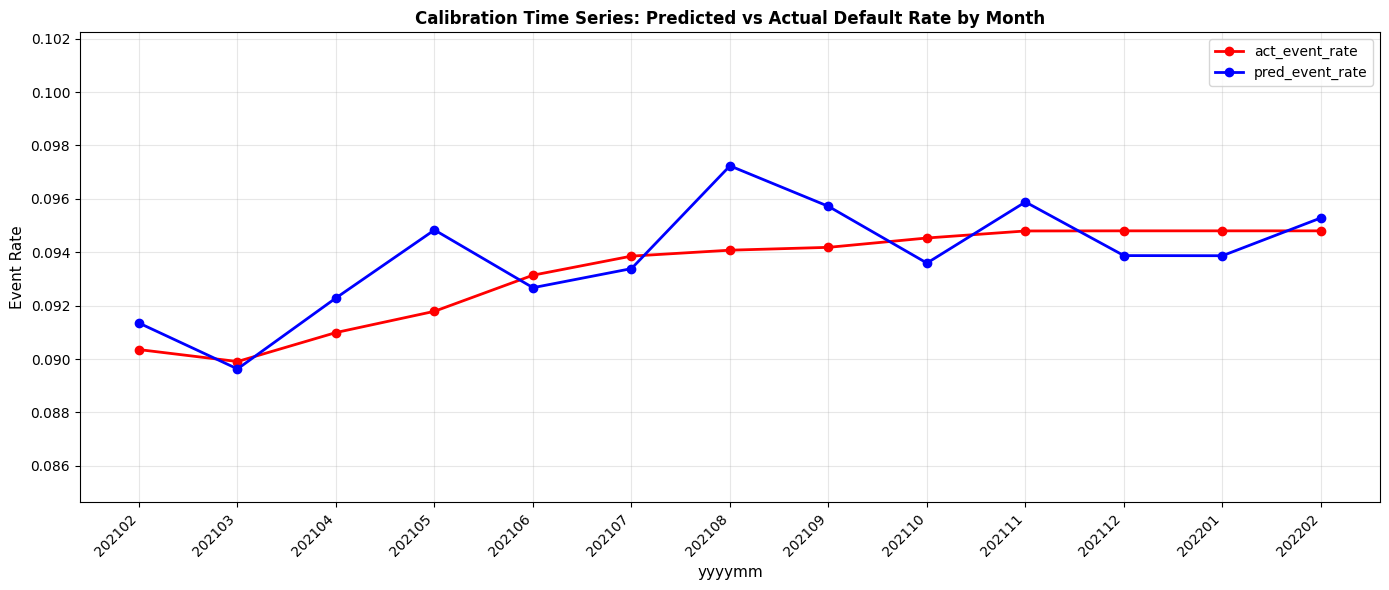
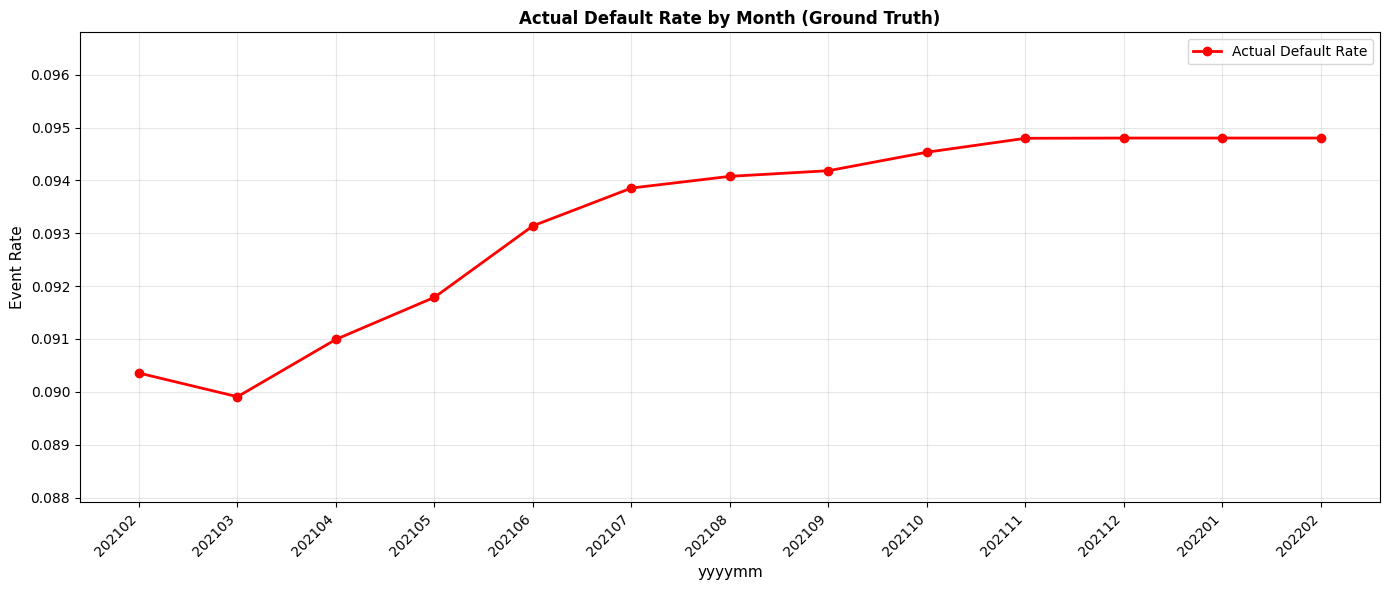
The change to this notebook cell's code, shown as a diff; its figure went from the first image to the second:
--- before
+++ after
@@ -1,17 +1,14 @@
-# Create calibration time series chart
+# Create calibration time series chart with ACTUAL DATA ONLY
 plt.figure(figsize=(14, 6))
 
-# Plot actual vs predicted
+# Plot actual default rate
 plt.plot(cal_df['yyyymm'], cal_df['act_event_rate'], 
          marker='o', linestyle='-', color='red', linewidth=2, markersize=6,
-         label='act_event_rate')
-plt.plot(cal_df['yyyymm'], cal_df['pred_event_rate'], 
-         marker='o', linestyle='-', color='blue', linewidth=2, markersize=6,
-         label='pred_event_rate')
+         label='Actual Default Rate')
 
 # Formatting
 plt.xlabel('yyyymm', fontsize=11)
 plt.ylabel('Event Rate', fontsize=11)
-plt.title('Calibration Time Series: Predicted vs Actual Default Rate by Month', fontsize=12, fontweight='bold')
+plt.title('Actual Default Rate by Month (Ground Truth)', fontsize=12, fontweight='bold')
 plt.legend(loc='upper right', fontsize=10)
 plt.grid(True, alpha=0.3)
@@ -20,6 +17,8 @@
 plt.xticks(rotation=45, ha='right')
 
-# Set y-axis limits to match the reference image
-plt.ylim(0.02, 0.075)
+# Set y-axis limits based on actual data
+min_val = cal_df['act_event_rate'].min()
+max_val = cal_df['act_event_rate'].max()
+plt.ylim(min_val - 0.002, max_val + 0.002)
 
 plt.tight_layout()
@@ -27,3 +26,4 @@
 
 print('\nChart generated successfully!')
-print(f'Mean Absolute Error (MAE): {np.mean(np.abs(cal_df["act_event_rate"] - cal_df["pred_event_rate"])):.4f}')
+print(f'Default rate mean: {cal_df["act_event_rate"].mean():.4f}')
+print(f'Default rate std:  {cal_df["act_event_rate"].std():.4f}')

Commit: Fix: Remove all synthetic data - use ONLY actual data in all cells